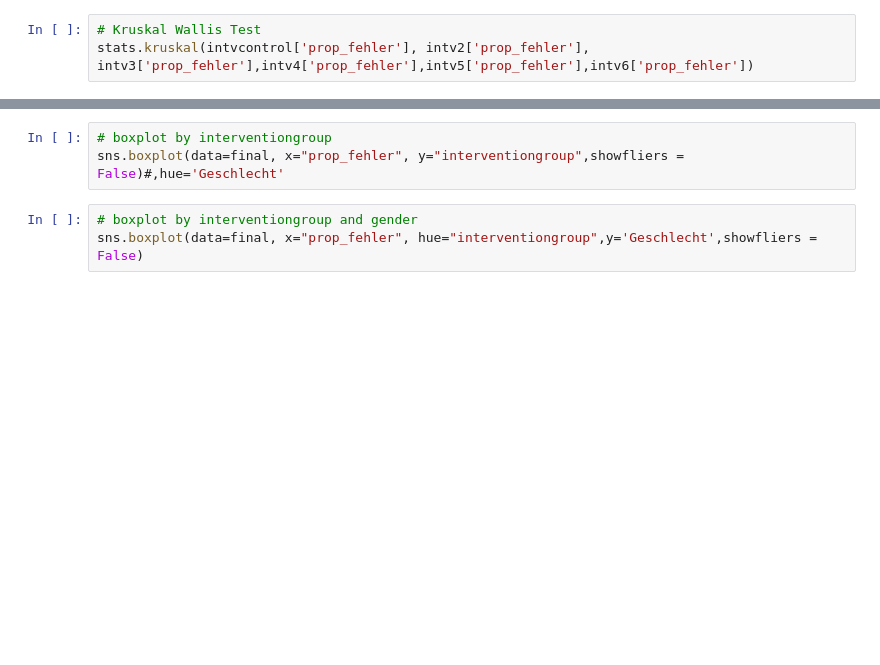
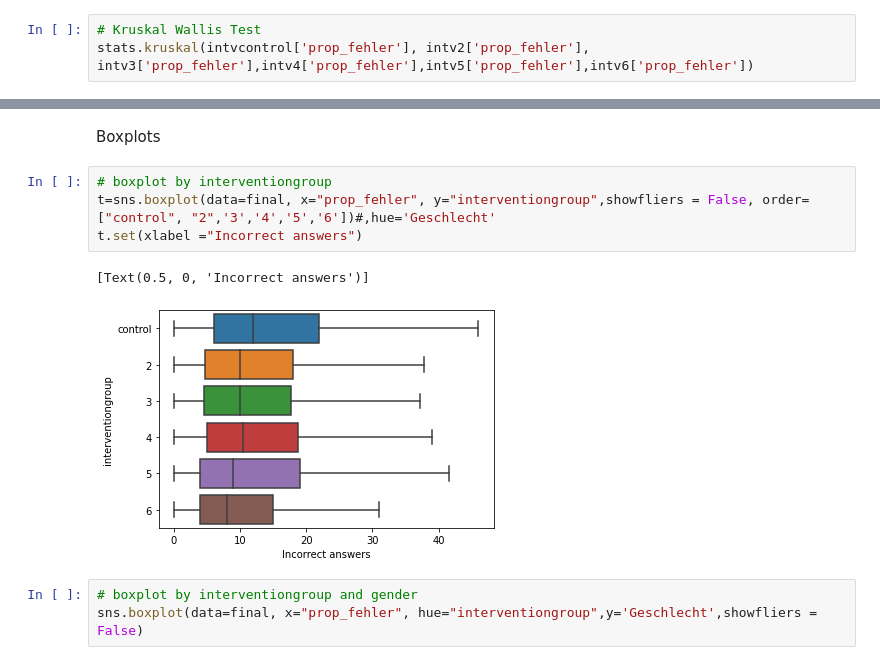
Before and after one commit to nathalierze/online_controlled_experiment_evaluation, a Jupyter notebook: 03_statistics/03_incorrect_answers.ipynb, the cells around one changed output, grey strips where cells are left out. Saved outputs shown, nothing was run; the diff lists cells and outputs as text; blank space fills up the shorter version.

```diff
--- a/03_statistics/03_incorrect_answers.ipynb
+++ b/03_statistics/03_incorrect_answers.ipynb
@@ -64,6 +169,12 @@ print(stats.mannwhitneyu(intvcontrol['prop_fehler'], intv6['prop_fehler']))
+# %% [markdown]
+Boxplots
 # %%
 # boxplot by interventiongroup
-sns.boxplot(data=final, x="prop_fehler", y="interventiongroup",showfliers = False)#,hue='Geschlecht'
+t=sns.boxplot(data=final, x="prop_fehler", y="interventiongroup",showfliers = False, order=["control", "2",'3','4','5','6'])#,hue='Geschlecht'
+t.set(xlabel ="Incorrect answers")
+# %% [output]
+[Text(0.5, 0, 'Incorrect answers')]
+[figure, added]
 # %%
 # boxplot by interventiongroup and gender
 sns.boxplot(data=final, x="prop_fehler", hue="interventiongroup",y='Geschlecht',showfliers = False)
```
Also changed, not shown: parts of 32 cells of this notebook, 8 other files.
